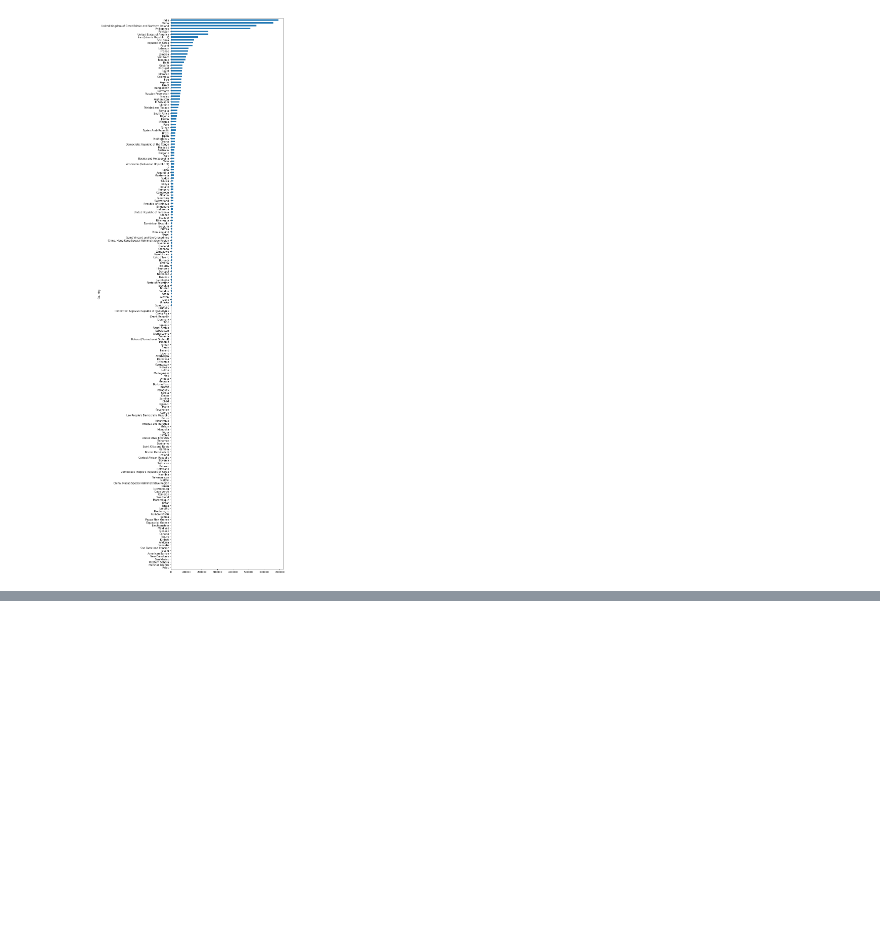
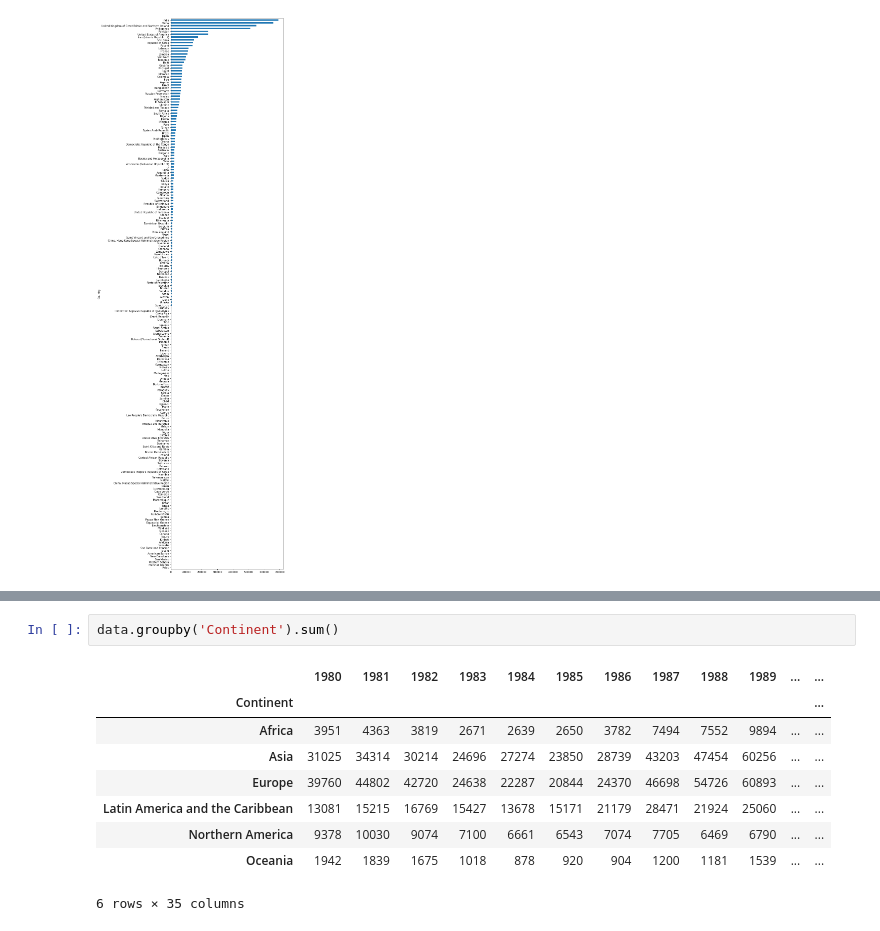
Before and after one commit to VarunDixit73/mydp, a Jupyter notebook: data_analysis/analytics.ipynb, the cells around one changed output, grey strips where cells are left out. Cells and saved outputs as stored; diff of their text form; blank space fills up the shorter version.

```diff
--- a/data_analysis/analytics.ipynb
+++ b/data_analysis/analytics.ipynb
@@ -350,0 +384,12 @@ plt.show()
+# %%
+data.groupby('Continent').sum()
+# %% [output]
+|  | 1980 | 1981 | 1982 | 1983 | 1984 | 1985 | 1986 | 1987 | 1988 | 1989 | ... | ... |
+| Continent |  |  |  |  |  |  |  |  |  |  |  | ... |
+| Africa | 3951 | 4363 | 3819 | 2671 | 2639 | 2650 | 3782 | 7494 | 7552 | 9894 | ... | ... |
+| Asia | 31025 | 34314 | 30214 | 24696 | 27274 | 23850 | 28739 | 43203 | 47454 | 60256 | ... | ... |
+| Europe | 39760 | 44802 | 42720 | 24638 | 22287 | 20844 | 24370 | 46698 | 54726 | 60893 | ... | ... |
+| Latin America and the Caribbean | 13081 | 15215 | 16769 | 15427 | 13678 | 15171 | 21179 | 28471 | 21924 | 25060 | ... | ... |
+| Northern America | 9378 | 10030 | 9074 | 7100 | 6661 | 6543 | 7074 | 7705 | 6469 | 6790 | ... | ... |
+| Oceania | 1942 | 1839 | 1675 | 1018 | 878 | 920 | 904 | 1200 | 1181 | 1539 | ... | ... |
+6 rows × 35 columns
```
Also changed, not shown: parts of 12 cells of this notebook.
